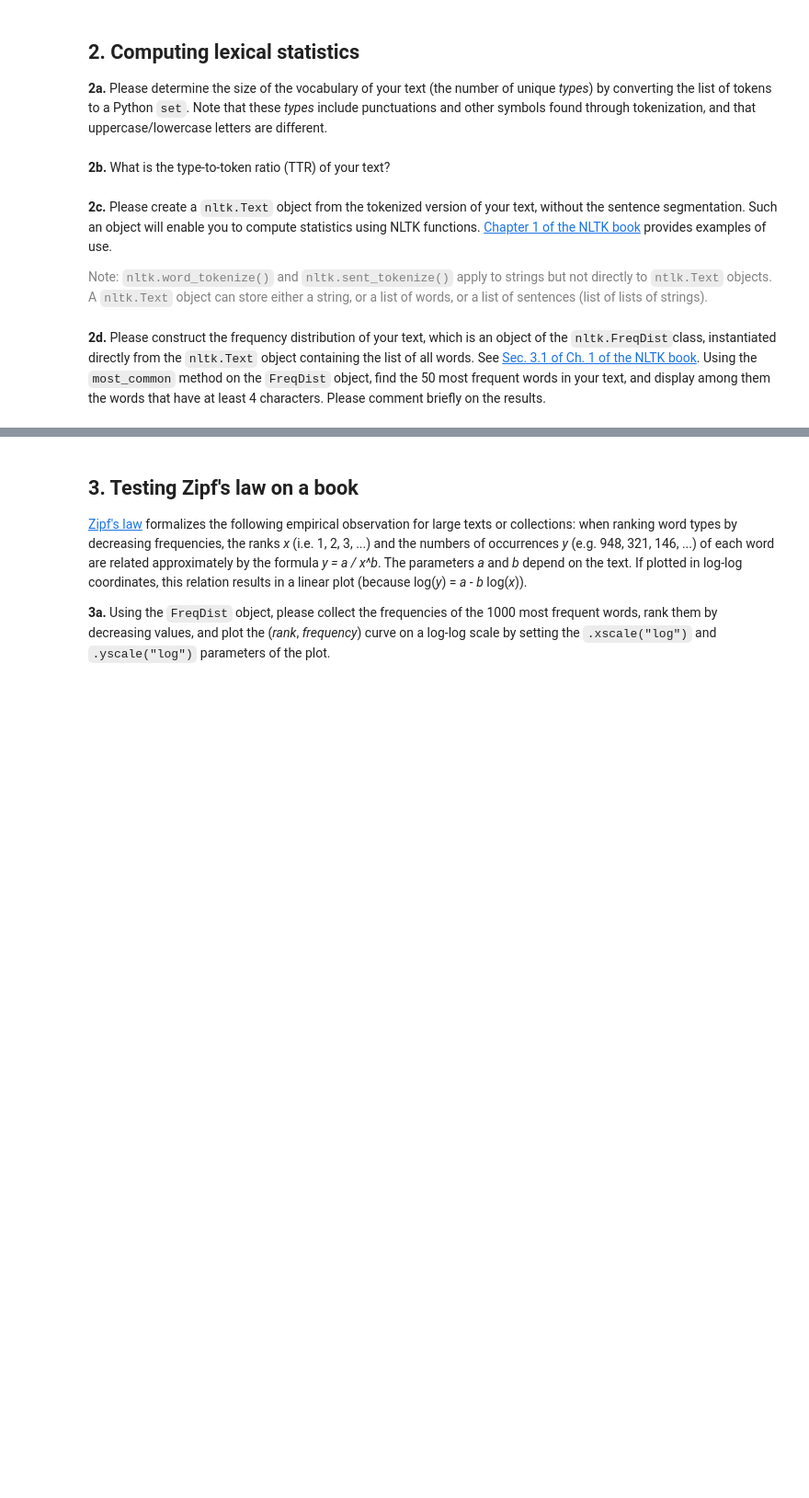
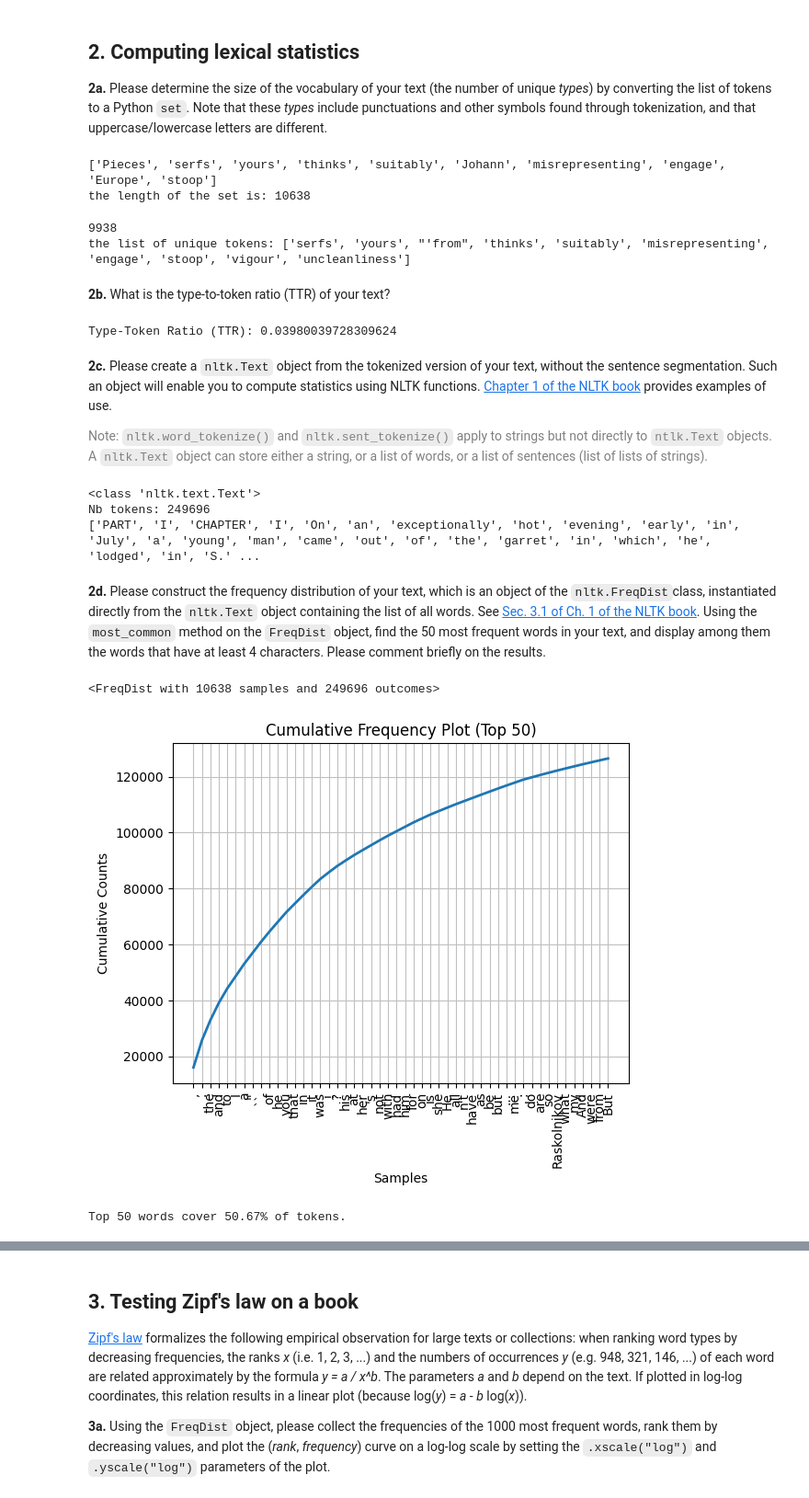
Before and after one commit to Nathan-massicot/Project, a Jupyter notebook: Project_1/MSE_AdvNLP_Lab1_student.ipynb, the cells around one changed output, grey strips where cells are left out. Shown at 92% size. Cells and saved outputs as stored; diff of their text form; code cells hidden in the pictures; blank space fills up the shorter version.

```diff
--- a/Project_1/MSE_AdvNLP_Lab1_student.ipynb
+++ b/Project_1/MSE_AdvNLP_Lab1_student.ipynb
@@ -44,3 +106,9 @@ nltk.download('punkt_tab')
 **1d.** Please save the resulting text into a file, one sentence per line.
 # %%
 # Please write your Python code in this cell and execute it.
+output_path = "Cleaned_sentence.text"
+with open(output_path, "w") as f:
+    for sentence in Cleaned_sentence:
+        f.write(sentence + "\n")
+
+print(f" {len(Cleaned_sentence)} Cleaned sentences have been written to {output_path}")
@@ -62,15 +169,56 @@ nltk.download('punkt_tab')
 **2a.** Please determine the size of the vocabulary of your text (the number of unique *types*) by converting the list of tokens to a Python `set`.  Note that these *types* include punctuations and other symbols found through tokenization, and that uppercase/lowercase letters are different.
 # %%
 # Please write your Python code in this cell and execute it.
+set_tokenized_sentence = set()
+for sentence in tokenized_sentence :
+    for token in sentence:
+        set_tokenized_sentence.add(token)
+
+print(list(set_tokenized_sentence)[:10])
+print("the length of the set is:", len(set_tokenized_sentence))
+# %% [output]
+['Pieces', 'serfs', 'yours', 'thinks', 'suitably', 'Johann', 'misrepresenting', 'engage', 'Europe', 'stoop']
+the length of the set is: 10638
+# %%
+set_tokenized_sentence = set()
+for sentence in tokenized_sentence :
+    for token in sentence:
+        token = token.lower()
+        #if token.isalpha():
+        set_tokenized_sentence.add(token)
+
+
+print(len(set_tokenized_sentence))
+print("the list of unique tokens:", list(set_tokenized_sentence)[:10])
+# %% [output]
+9938
+the list of unique tokens: ['serfs', 'yours', "'from", 'thinks', 'suitably', 'misrepresenting', 'engage', 'stoop', 'vigour', 'uncleanliness']
 # %% [markdown]
 **2b.** What is the type-to-token ratio (TTR) of your text?
 # %%
 # Please write your Python code in this cell and execute it.
+TTR = len(set_tokenized_sentence) / len(direct_tokenized_text)
+print("Type-Token Ratio (TTR):", TTR)
+# %% [output]
+Type-Token Ratio (TTR): 0.03980039728309624
 # %% [markdown]
 **2c.** Please create a `nltk.Text` object from the tokenized version of your text, without the sentence segmentation.  Such an object will enable you to compute statistics using NLTK functions.  [Chapter 1 of the NLTK book](http://www.nltk.org/book/ch01.html) provides examples of use.
 
 <span style="color:gray">Note: `nltk.word_tokenize()` and `nltk.sent_tokenize()` apply to strings but not directly to `ntlk.Text` objects.  A `nltk.Text` object can store either a string, or a list of words, or a list of sentences (list of lists of strings).</span>
 # %%
 # Please write your Python code in this cell and execute it.
+import nltk
+
+flat_tokenized_sentence = [token for sentence in tokenized_sentence for token in sentence]
+
+book_text = nltk.Text(flat_tokenized_sentence)
+
+print(type(book_text))
+print("Nb tokens:", len(book_text))
+print(book_text[:30])  # aperçu
+# %% [output]
+<class 'nltk.text.Text'>
+Nb tokens: 249696
+['PART', 'I', 'CHAPTER', 'I', 'On', 'an', 'exceptionally', 'hot', 'evening', 'early', 'in', 'July', 'a', 'young', 'man', 'came', 'out', 'of', 'the', 'garret', 'in', 'which', 'he', 'lodged', 'in', 'S.' ...
 # %% [markdown]
 **2d.** Please construct the frequency distribution of your text, which is an object of the `nltk.FreqDist`class, instantiated directly from the `nltk.Text` object containing the list of all words. See [Sec. 3.1 of Ch. 1 of the NLTK book](http://www.nltk.org/book/ch01.html#frequency-distributions).  Using the `most_common` method on the `FreqDist` object, find the 50 most frequent words in your text, and display among them the words that have at least 4 characters.  Please comment briefly on the results.
@@ -78,0 +225,23 @@ nltk.download('punkt_tab')
+# %%
+# Please write your Python code in this cell and execute it.
+fdist1 = nltk.FreqDist(book_text)
+print(fdist1)
+
+fdist1.most_common(50)
+
+def plot_cumulative_from_fdist(fdist, top_n=50):
+    if not isinstance(fdist, nltk.FreqDist):
+        raise TypeError("fdist must be an nltk.FreqDist")
+
+    fdist.plot(top_n, cumulative=True, title=f"Cumulative Frequency Plot (Top {top_n})")
+    plt.show()
+
+    total_tokens = fdist.N()
+    top_tokens = sum(freq for _, freq in fdist.most_common(top_n))
+    print(f"Top {top_n} words cover {top_tokens/total_tokens:.2%} of tokens.")
+
+plot_cumulative_from_fdist(fdist1)
+# %% [output]
+<FreqDist with 10638 samples and 249696 outcomes>
+[figure, added]
+Top 50 words cover 50.67% of tokens.
```
Also changed, not shown: parts of 57 cells of this notebook, 7 other files.
